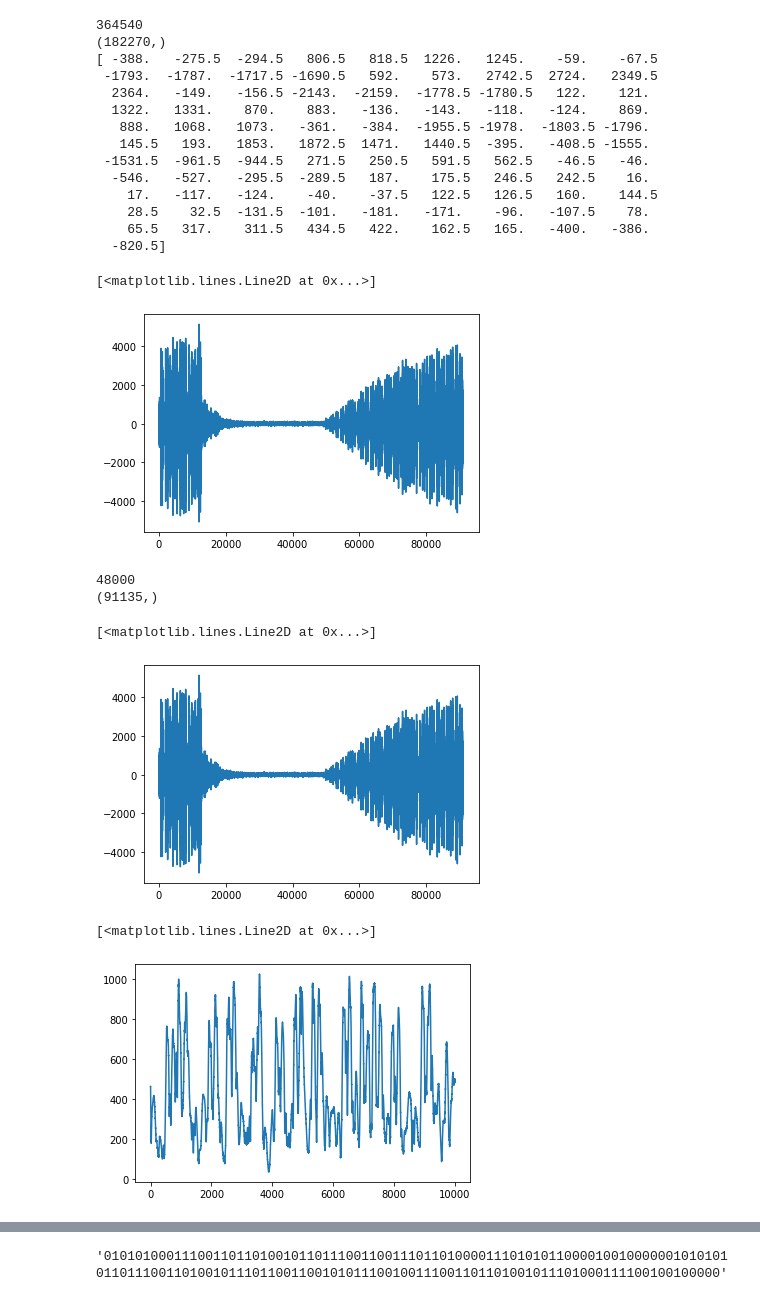
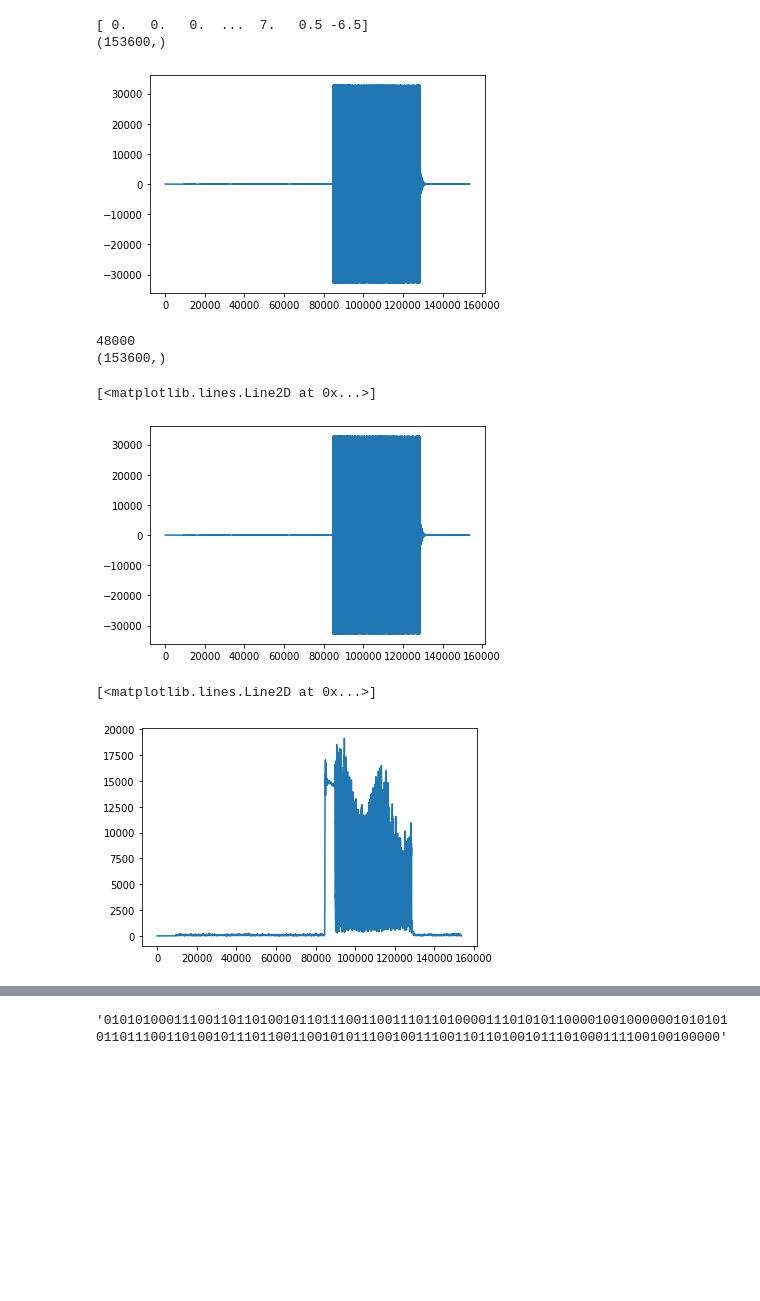
Before and after one commit to agil27/wivi, a Jupyter notebook: demodulation.ipynb, the cells around one changed output, grey strips where cells are left out. Cells and saved outputs as stored; diff of their text form; code cells hidden in the pictures; blank space fills up the shorter version.

```diff
--- a/demodulation.ipynb
+++ b/demodulation.ipynb
@@ -15,6 +16,7 @@ db = [-1, 15, 30, 40]
 repeat = list(range(5))
 # %%
 def load_wav(name):
+    '''
     with wave.open(name, 'rb') as f:
         fs = f.getframerate()
         nframes = f.getnframes()
@@ -28,6 +30,11 @@ def load_wav(name):
         wave_data = wave_data.reshape(2, -1)
         wave_data = wave_data.mean(axis=0)
     return fs, wave_data
+    '''
+    fs, sig = wavfile.read(name)
+    if len(sig.shape) > 1:
+        sig = sig.mean(axis=1)
+    return fs, sig
 
 def load_all(path, dis, db, repeat):
     for di in dis:
@@ -42,25 +49,13 @@ def load_all(path, dis, db, repeat):
                 load_wav(name)
 # %%
 #load_all(path, dis, db, repeat)
-fs, data = load_wav('./i.wav')
-print(data[1200:1300])
+fs, data = load_wav('../wybbb.wav')
+print(data[:])
 plt.plot(data)
+print(data.shape)
 # %% [output]
-364540
-(182270,)
-[ -388.   -275.5  -294.5   806.5   818.5  1226.   1245.    -59.    -67.5
- -1793.  -1787.  -1717.5 -1690.5   592.    573.   2742.5  2724.   2349.5
-  2364.   -149.   -156.5 -2143.  -2159.  -1778.5 -1780.5   122.    121.
-  1322.   1331.    870.    883.   -136.   -143.   -118.   -124.    869.
-   888.   1068.   1073.   -361.   -384.  -1955.5 -1978.  -1803.5 -1796.
-   145.5   193.   1853.   1872.5  1471.   1440.5  -395.   -408.5 -1555.
- -1531.5  -961.5  -944.5   271.5   250.5   591.5   562.5   -46.5   -46.
-  -546.   -527.   -295.5  -289.5   187.    175.5   246.5   242.5    16.
-    17.   -117.   -124.    -40.    -37.5   122.5   126.5   160.    144.5
-    28.5    32.5  -131.5  -101.   -181.   -171.    -96.   -107.5    78.
-    65.5   317.    311.5   434.5   422.    162.5   165.   -400.   -386.
-  -820.5]
+[ 0.   0.   0.  ...  7.   0.5 -6.5]
+(153600,)
-[<matplotlib.lines.Line2D at 0x...>]
-[figure, old version]
+[figure, new version]
 # %%
 def fda(x, floor, ceil, fs):
@@ -75,9 +68,9 @@ plt.plot(data)
 #plt.plot(filted[:1000])
 # %% [output]
 48000
-(91135,)
+(153600,)
 [<matplotlib.lines.Line2D at 0x...>]
-[figure, old version]
+[figure, new version]
 # %%
 def dfft(data, f, fs):
     n = data.shape[0]
@@ -91,10 +84,10 @@ def dfft(data, f, fs):
     return impulse_fft
 # %%
 impulse = dfft(filted, 18000, fs)
-plt.plot(impulse[:10000])
+plt.plot(impulse[:])
 # %% [output]
 [<matplotlib.lines.Line2D at 0x...>]
-[figure, old version]
+[figure, new version]
 # %%
 def smooth(a, window):
     a = a.squeeze()
```
Also changed, not shown: parts of 16 cells of this notebook, 2 other files.
